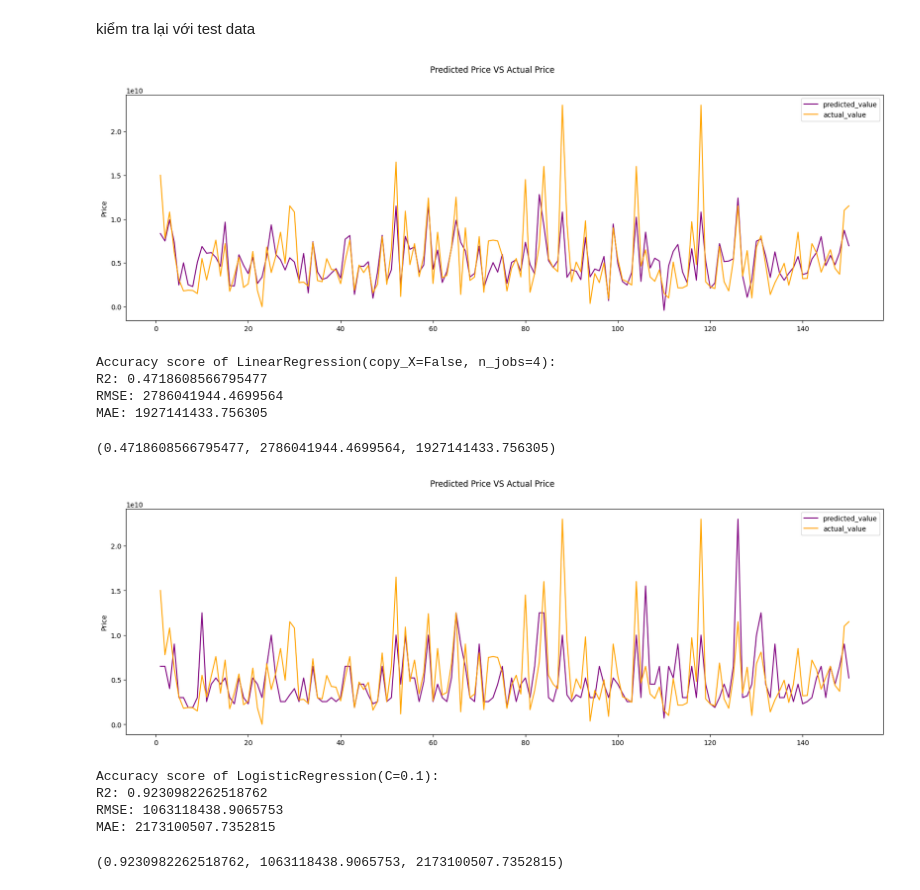
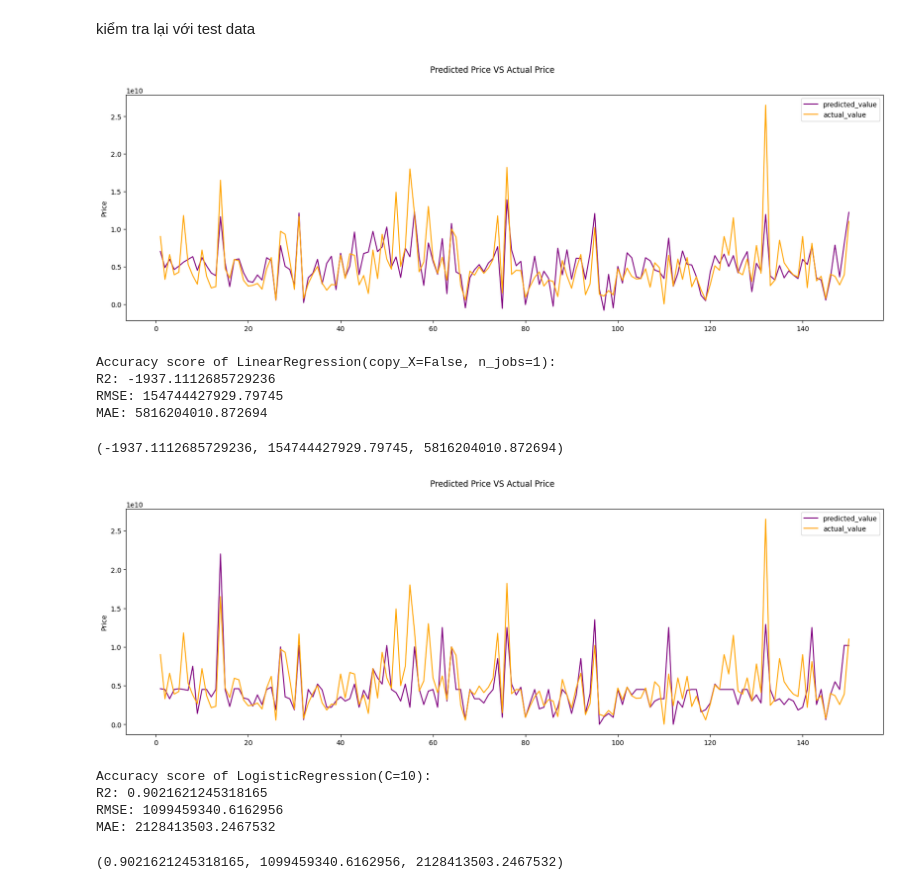
Before and after one commit to nguyenbui3110/web-crawl, a Jupyter notebook: modelingBIGDS.ipynb, the cells around one changed output. Saved outputs shown, nothing was run; the diff lists cells and outputs as text; code cells hidden in the pictures.

```diff
--- a/modelingBIGDS.ipynb
+++ b/modelingBIGDS.ipynb
@@ -17,7 +17,7 @@ from sklearn.metrics import mean_squared_error
 from sklearn.metrics import mean_absolute_error
 # %%
 def plot_residuals(y_test, y_pred):
-  indexes = list(range(1, len(y_pred)+1))[:150]
+  indexes = list(range(1, 150+1))[:150]
   fig, axs = plt.subplots(1, 1, figsize=(20, 6), sharey=True)
   axs.plot(indexes, y_pred[:150], label='predicted_value', color='purple')
   axs.plot(indexes, y_test[:150], label='actual_value', color='orange')
@@ -247,26 +247,24 @@ kiểm tra lại với test data
 x_val= data_test.drop('price-VND', axis=1)
 y_val= data_test['price-VND']
 # %%
-lrg_hyper.fit(x_val, y_val)
 y_pred_linear_hyper = lrg_hyper.predict(x_val)
 plot_residuals(y_val, y_pred_linear_hyper)
 accuracy_score(y_val, y_pred_linear_hyper, lrg_hyper)
 # %% [output]
-[figure, old version]
+[figure, new version]
-Accuracy score of LinearRegression(copy_X=False, n_jobs=4):
-R2: 0.4718608566795477
-RMSE: 2786041944.4699564
-MAE: 1927141433.756305
+Accuracy score of LinearRegression(copy_X=False, n_jobs=1):
+R2: -1937.1112685729236
+RMSE: 154744427929.79745
+MAE: 5816204010.872694
-(0.4718608566795477, 2786041944.4699564, 1927141433.756305)
+(-1937.1112685729236, 154744427929.79745, 5816204010.872694)
 # %%
-log_hyper.fit(x_val, y_val)
 y_pred_log_hyper = log_hyper.predict(x_val)
 plot_residuals(y_val, y_pred_log_hyper)
 accuracy_score(y_val, y_pred_log_hyper, log_hyper)
 # %% [output]
-[figure, old version]
+[figure, new version]
-Accuracy score of LogisticRegression(C=0.1):
-R2: 0.9230982262518762
-RMSE: 1063118438.9065753
-MAE: 2173100507.7352815
+Accuracy score of LogisticRegression(C=10):
+R2: 0.9021621245318165
+RMSE: 1099459340.6162956
+MAE: 2128413503.2467532
-(0.9230982262518762, 1063118438.9065753, 2173100507.7352815)
+(0.9021621245318165, 1099459340.6162956, 2128413503.2467532)
```
Also changed, not shown: parts of 16 cells of this notebook, 5 other files.
